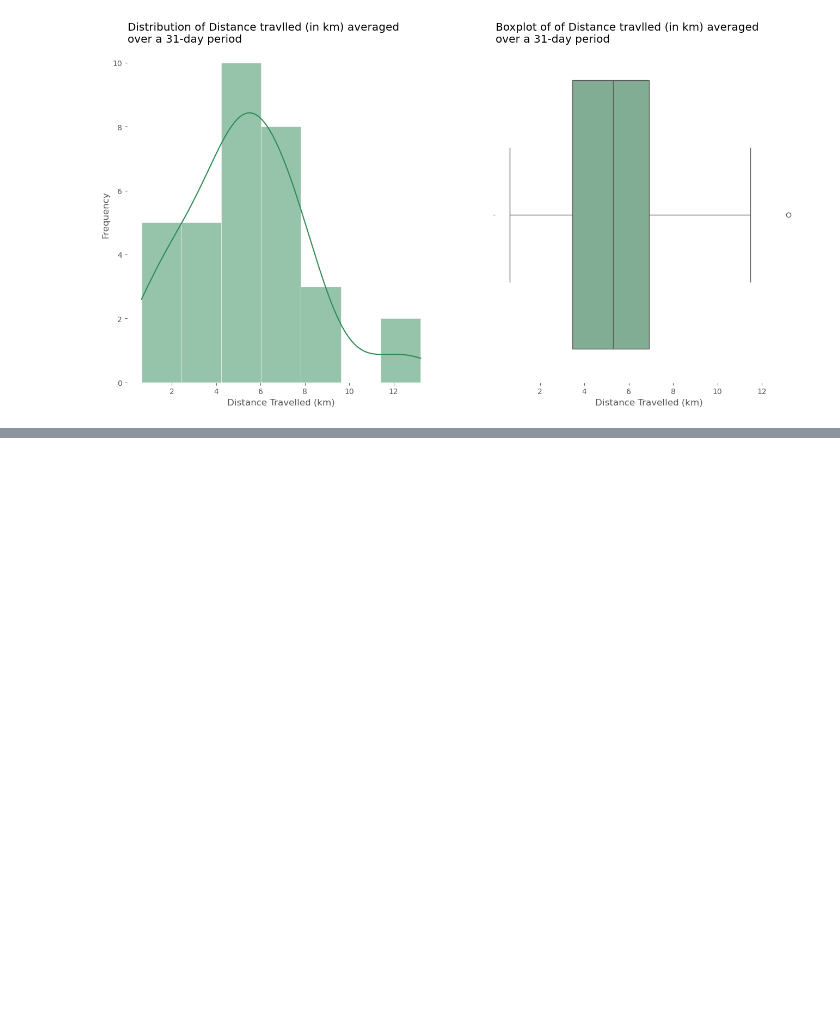
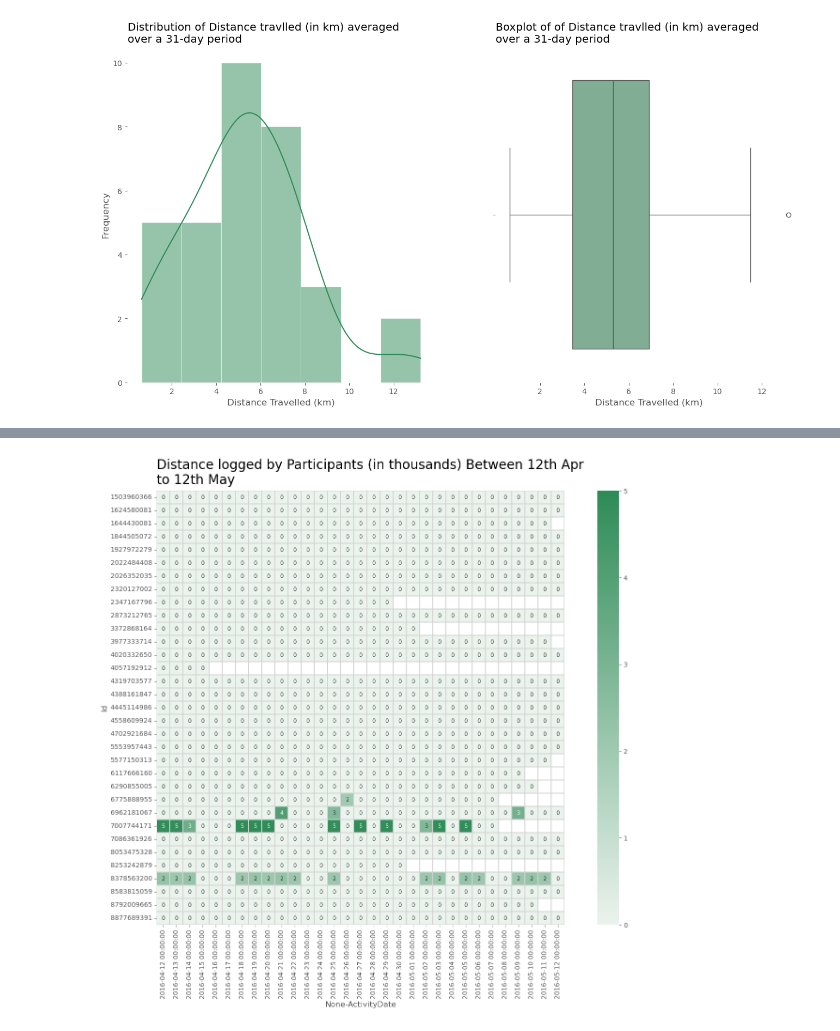
Before and after one commit to lzytimx/Portfolio, a Jupyter notebook: bellabeat_google/bellabeat.ipynb, the cells around one changed output, grey strips where cells are left out. Drawn from its saved outputs; the diff is of its cells as text; code cells hidden in the pictures; blank space fills up the shorter version.

```diff
--- a/bellabeat_google/bellabeat.ipynb
+++ b/bellabeat_google/bellabeat.ipynb
@@ -799,15 +796,0 @@ The usual participants 2347167796, 3372868164, 4057192912, 8253242879 stopped tr
-# %%
-# here we are plotting the calorie intake of user(s) over a 30-day period. This is controlled by line 5
-fig, ax = plt.subplots(figsize=(12,8))
-fig.set_size_inches((12,8))
-
-for i in df['Id'].unique()[0:5]: # change the number to plot more or less people
-    print(i)
-    data = df.query('Id == @i').drop('Id', axis=1).set_index('ActivityDate')
-
-    x = data.index
-    y = data.Calories
-    ax.plot(x,y, 'o-', alpha = 0.5)
-
-    ax.set_xlim(df['ActivityDate'].min()-datetime.timedelta(days=0.5), df['ActivityDate'].max()+datetime.timedelta(days=0.5))
-    ax.set_ylim(df['Calories'].min(), df['Calories'].max()*1.1)
@@ -967,0 +872,21 @@ for i in heartrate_1min['Id'].unique()[0:3]:
+# %%
+plt.subplots(figsize=(18,12))
+
+# Using a green sequential palette to visualise sleep. The intense green i
+seagreen_palette = sns.light_palette("seagreen", as_cmap=True)
+
+# Creating labels for the heatmap
+labels = logged_activities.map(lambda x: f'{x:.0f}')
+
+g = sns.heatmap(logged_activities, square=True,
+                cmap=seagreen_palette, cbar=True,  # type: ignore
+                vmin=0, vmax=5,
+                linewidths=0.1, linecolor='lightgrey',
+                annot=labels, annot_kws={'size':'small', 'alpha':1}, fmt='',
+                xticklabels=steps.columns) # type: ignore
+
+g.axes.set_title('Distance logged by Participants (in thousands) Between 12th Apr \nto 12th May',  # type: ignore
+                 loc='left', fontsize=20, pad=10)
+g.axes.set_facecolor('white') # type: ignore
+# %% [output]
+[figure, added]
```
Also changed, not shown: parts of 85 cells of this notebook.
